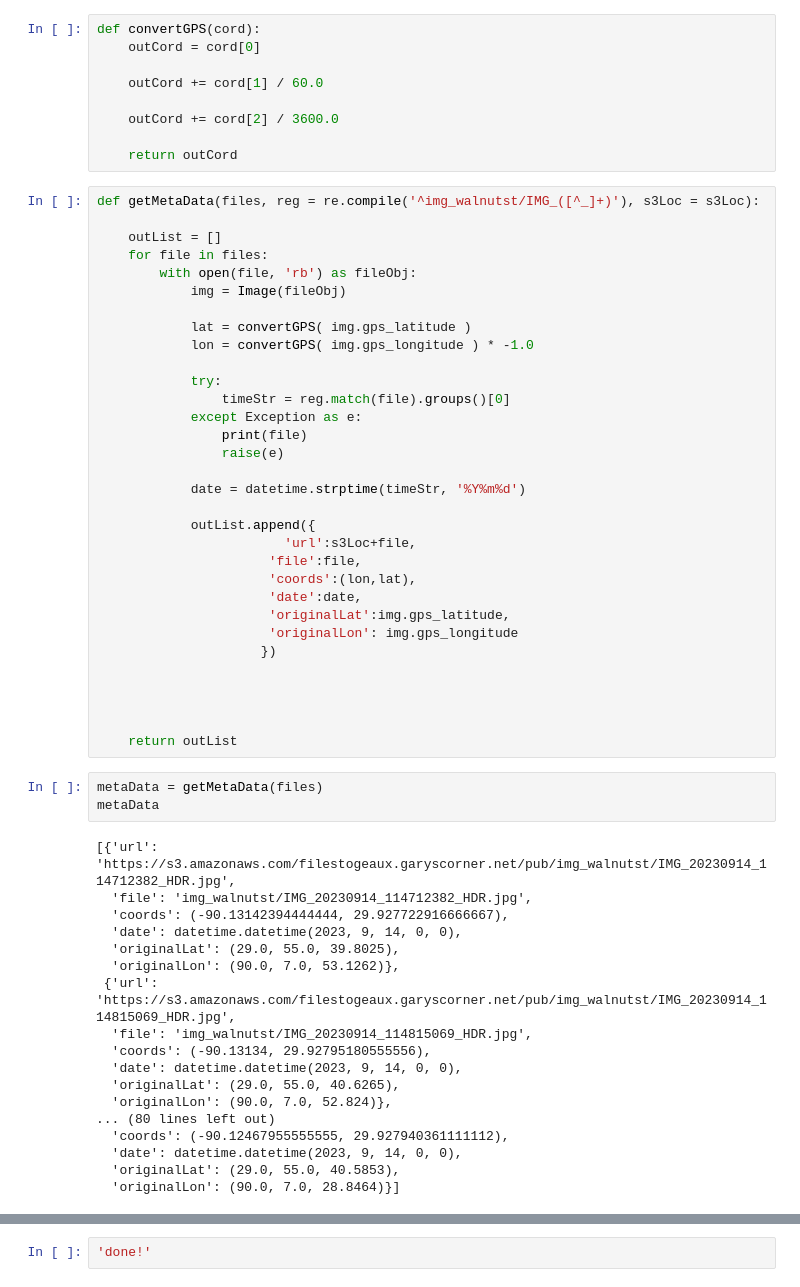
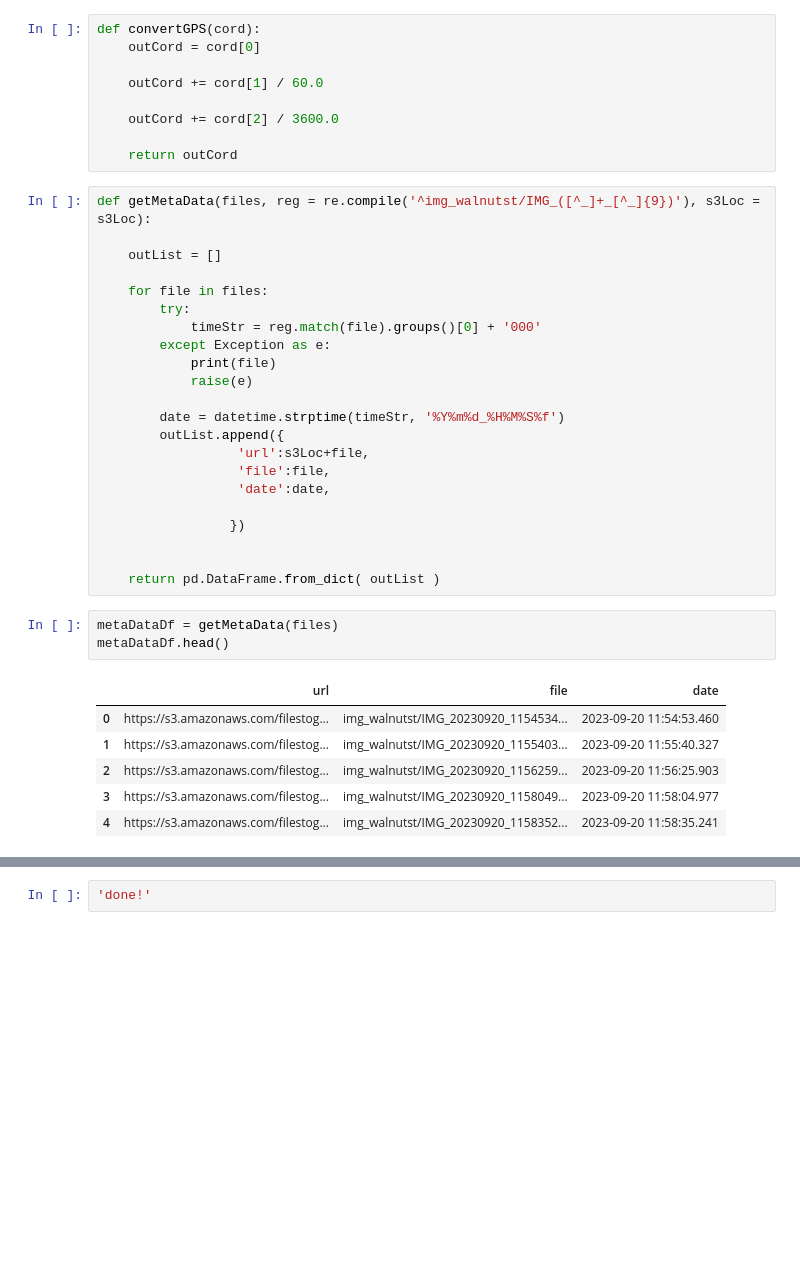
Before and after one commit to GarysCorner/NewOrleansLandEncroachment, a Jupyter notebook: ImgProcess.ipynb, the cells around one changed output, grey strips where cells are left out. Cells and saved outputs as stored; diff of their text form; blank space fills up the shorter version.

```diff
--- a/ImgProcess.ipynb
+++ b/ImgProcess.ipynb
@@ -39,55 +54,34 @@ def convertGPS(cord):
 
     return outCord
 # %%
-def getMetaData(files, reg = re.compile('^img_walnutst/IMG_([^_]+)'), s3Loc = s3Loc):
+def getMetaData(files, reg = re.compile('^img_walnutst/IMG_([^_]+_[^_]{9})'), s3Loc = s3Loc):
 
     outList = []
+
     for file in files:
-        with open(file, 'rb') as fileObj:
-            img = Image(fileObj)
+        try:
+            timeStr = reg.match(file).groups()[0] + '000'
+        except Exception as e:
+            print(file)
+            raise(e)
 
-            lat = convertGPS( img.gps_latitude )
-            lon = convertGPS( img.gps_longitude ) * -1.0
+        date = datetime.strptime(timeStr, '%Y%m%d_%H%M%S%f')
+        outList.append({
+                  'url':s3Loc+file,
+                  'file':file,
+                  'date':date,
 
-            try:
-                timeStr = reg.match(file).groups()[0]
-            except Exception as e:
-                print(file)
-                raise(e)
-
-            date = datetime.strptime(timeStr, '%Y%m%d')
-
-            outList.append({
-                        'url':s3Loc+file,
-                      'file':file,
-                      'coords':(lon,lat),
-                      'date':date,
-                      'originalLat':img.gps_latitude,
-                      'originalLon': img.gps_longitude
-                     })
+                 })
 
 
-
-
-    return outList
+    return pd.DataFrame.from_dict( outList )
 # %%
-metaData = getMetaData(files)
-metaData
+metaDataDf = getMetaData(files)
+metaDataDf.head()
 # %% [output]
-[{'url': 'https://s3.amazonaws.com/filestogeaux.garyscorner.net/pub/img_walnutst/IMG_20230914_114712382_HDR.jpg',
-  'file': 'img_walnutst/IMG_20230914_114712382_HDR.jpg',
-  'coords': (-90.13142394444444, 29.927722916666667),
-  'date': datetime.datetime(2023, 9, 14, 0, 0),
-  'originalLat': (29.0, 55.0, 39.8025),
-  'originalLon': (90.0, 7.0, 53.1262)},
- {'url': 'https://s3.amazonaws.com/filestogeaux.garyscorner.net/pub/img_walnutst/IMG_20230914_114815069_HDR.jpg',
-  'file': 'img_walnutst/IMG_20230914_114815069_HDR.jpg',
-  'coords': (-90.13134, 29.92795180555556),
-  'date': datetime.datetime(2023, 9, 14, 0, 0),
-  'originalLat': (29.0, 55.0, 40.6265),
-  'originalLon': (90.0, 7.0, 52.824)},
-... (80 lines left out)
-  'coords': (-90.12467955555555, 29.927940361111112),
-  'date': datetime.datetime(2023, 9, 14, 0, 0),
-  'originalLat': (29.0, 55.0, 40.5853),
-  'originalLon': (90.0, 7.0, 28.8464)}]
+|  | url | file | date |
+| 0 | https://s3.amazonaws.com/filestog... | img_walnutst/IMG_20230920_1154534... | 2023-09-20 11:54:53.460 |
+| 1 | https://s3.amazonaws.com/filestog... | img_walnutst/IMG_20230920_1155403... | 2023-09-20 11:55:40.327 |
+| 2 | https://s3.amazonaws.com/filestog... | img_walnutst/IMG_20230920_1156259... | 2023-09-20 11:56:25.903 |
+| 3 | https://s3.amazonaws.com/filestog... | img_walnutst/IMG_20230920_1158049... | 2023-09-20 11:58:04.977 |
+| 4 | https://s3.amazonaws.com/filestog... | img_walnutst/IMG_20230920_1158352... | 2023-09-20 11:58:35.241 |
```
Also changed, not shown: parts of 17 cells of this notebook, 2 other files.
